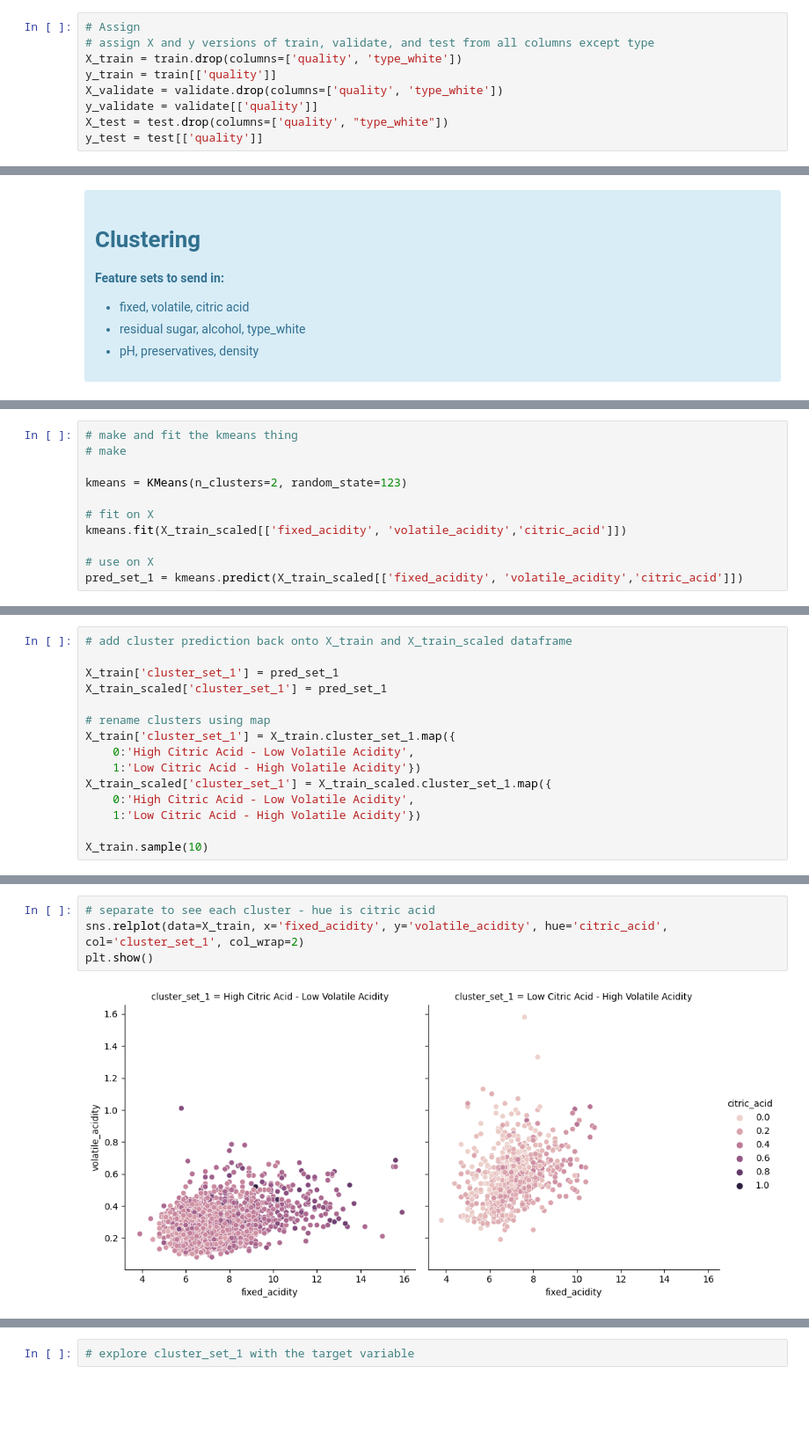
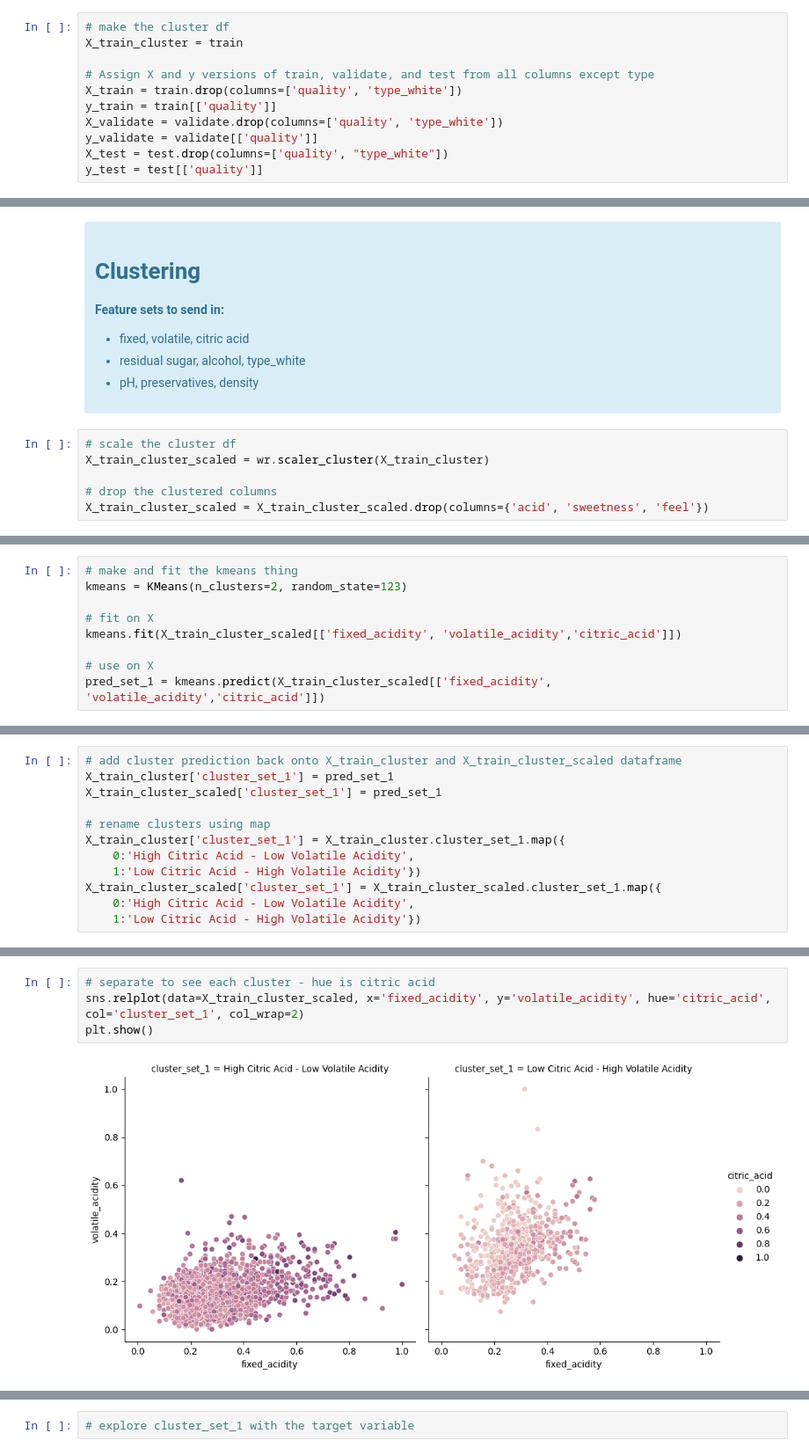
Before and after one commit to OKPTaylor/wine-quality-predictor, a Jupyter notebook: final_report2.ipynb, the cells around one changed output, grey strips where cells are left out. Shown at 88% size. Saved outputs shown, nothing was run; the diff lists cells and outputs as text; blank space fills up the shorter version.

```diff
--- a/final_report2.ipynb
+++ b/final_report2.ipynb
@@ -305,8 +309,10 @@ We can reject the null hypothesis.
 * Split into X_train, y_train, X_validate, y_validate, X_test, y_test
 * Scale the data using MinMax scaler
 # %%
-# Assign
-# assign X and y versions of train, validate, and test from all columns except type
+# make the cluster df
+X_train_cluster = train
+
+# Assign X and y versions of train, validate, and test from all columns except type
 X_train = train.drop(columns=['quality', 'type_white'])
 y_train = train[['quality']]
 X_validate = validate.drop(columns=['quality', 'type_white'])
@@ -372,3 +386,9 @@ X_train_scaled2, X_validate_scaled2, X_test_scaled2 = ww.scale_data(X_train2, X_
 * fixed, volatile, citric acid
 * residual sugar, alcohol, type_white
 * pH, preservatives, density
+# %%
+# scale the cluster df
+X_train_cluster_scaled = wr.scaler_cluster(X_train_cluster)
+
+# drop the clustered columns
+X_train_cluster_scaled = X_train_cluster_scaled.drop(columns={'acid', 'sweetness', 'feel'})
@@ -380,12 +405,10 @@ X_train_scaled2, X_validate_scaled2, X_test_scaled2 = ww.scale_data(X_train2, X_
 * fixed, volatile, citric acid
 # %%
 # make and fit the kmeans thing
-# make
-
 kmeans = KMeans(n_clusters=2, random_state=123)
 
 # fit on X
-kmeans.fit(X_train_scaled[['fixed_acidity', 'volatile_acidity','citric_acid']])
+kmeans.fit(X_train_cluster_scaled[['fixed_acidity', 'volatile_acidity','citric_acid']])
 
 # use on X
-pred_set_1 = kmeans.predict(X_train_scaled[['fixed_acidity', 'volatile_acidity','citric_acid']])
+pred_set_1 = kmeans.predict(X_train_cluster_scaled[['fixed_acidity', 'volatile_acidity','citric_acid']])
@@ -394,15 +415,12 @@ NameError: name 'KMeans' is not defined
 # %%
-# add cluster prediction back onto X_train and X_train_scaled dataframe
-
-X_train['cluster_set_1'] = pred_set_1
-X_train_scaled['cluster_set_1'] = pred_set_1
+# add cluster prediction back onto X_train_cluster and X_train_cluster_scaled dataframe
+X_train_cluster['cluster_set_1'] = pred_set_1
+X_train_cluster_scaled['cluster_set_1'] = pred_set_1
 
 # rename clusters using map
-X_train['cluster_set_1'] = X_train.cluster_set_1.map({
+X_train_cluster['cluster_set_1'] = X_train_cluster.cluster_set_1.map({
     0:'High Citric Acid - Low Volatile Acidity',
     1:'Low Citric Acid - High Volatile Acidity'})
-X_train_scaled['cluster_set_1'] = X_train_scaled.cluster_set_1.map({
+X_train_cluster_scaled['cluster_set_1'] = X_train_cluster_scaled.cluster_set_1.map({
     0:'High Citric Acid - Low Volatile Acidity',
     1:'Low Citric Acid - High Volatile Acidity'})
-
-X_train.sample(10)
@@ -416,9 +440,9 @@ KeyError: 'quality'
 # %%
 # separate to see each cluster - hue is citric acid
-sns.relplot(data=X_train, x='fixed_acidity', y='volatile_acidity', hue='citric_acid', col='cluster_set_1', col_wrap=2)
+sns.relplot(data=X_train_cluster_scaled, x='fixed_acidity', y='volatile_acidity', hue='citric_acid', col='cluster_set_1', col_wrap=2)
 plt.show()
 # %% [output]
-[figure, old version]
+[figure, new version]
 # %%
 # viz to see cluster results against actual graph
 plt.figure(figsize=(14, 9))
```
Also changed, not shown: parts of 47 cells of this notebook.
